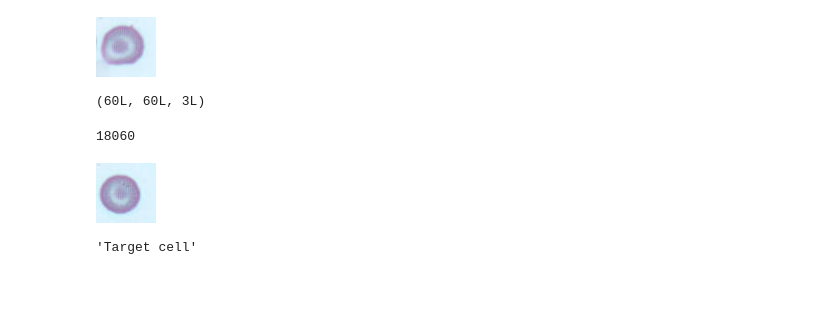
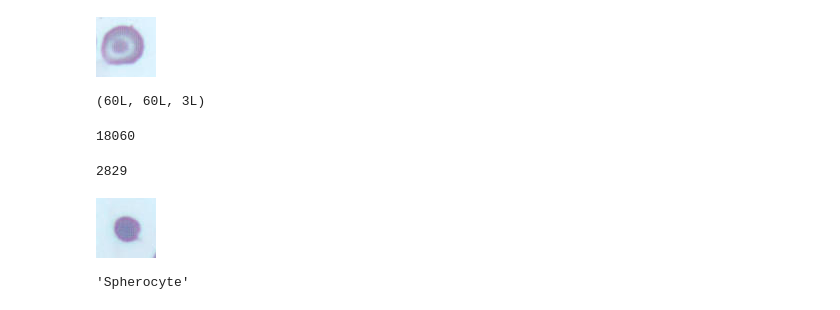
Before and after one commit to tjdurant/rbc_cnn_old, a Jupyter notebook: notebooks/CNN_DataSet_Prep.ipynb, the cells around one changed output. Cells and saved outputs as stored; diff of their text form; code cells hidden in the pictures.

```diff
--- a/notebooks/CNN_DataSet_Prep.ipynb
+++ b/notebooks/CNN_DataSet_Prep.ipynb
@@ -296,12 +355,16 @@ len(totalByteArray)
 hickle.dump(d, open('C:/Users/thoma/Documents/00GitHub/rbc_cnn/data/TotalHickle.hkl','w'))
 # %%
 hk = hickle.load('C:/Users/thoma/Documents/00GitHub/rbc_cnn/data/April2.hkl')
+# %%
+len(hk['X'])
+# %% [output]
+2829
 # %%
-pic = Image.fromarray(hk['X'][264])
+pic = Image.fromarray(hk['X'][309])
 pic
 # %% [output]
-[figure, old version]
+[figure, new version]
 # %%
-hk['y'][264]
+hk['y'][309]
 # %% [output]
-'Target cell'
+'Spherocyte'
```
Also changed, not shown: parts of 4 cells of this notebook, 1 other file.
